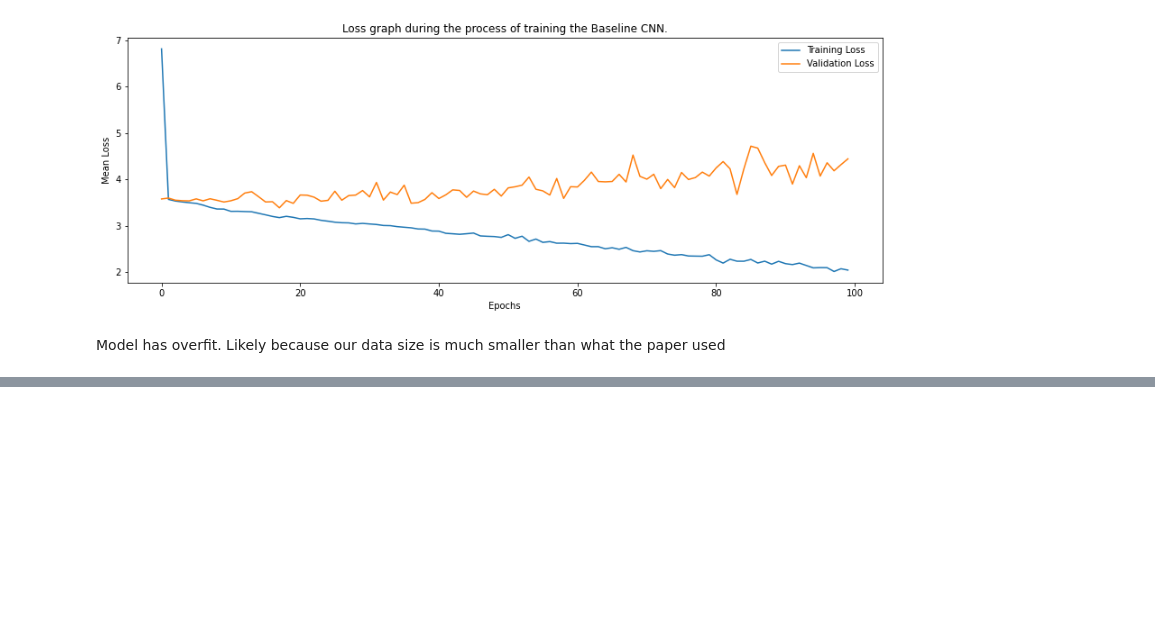
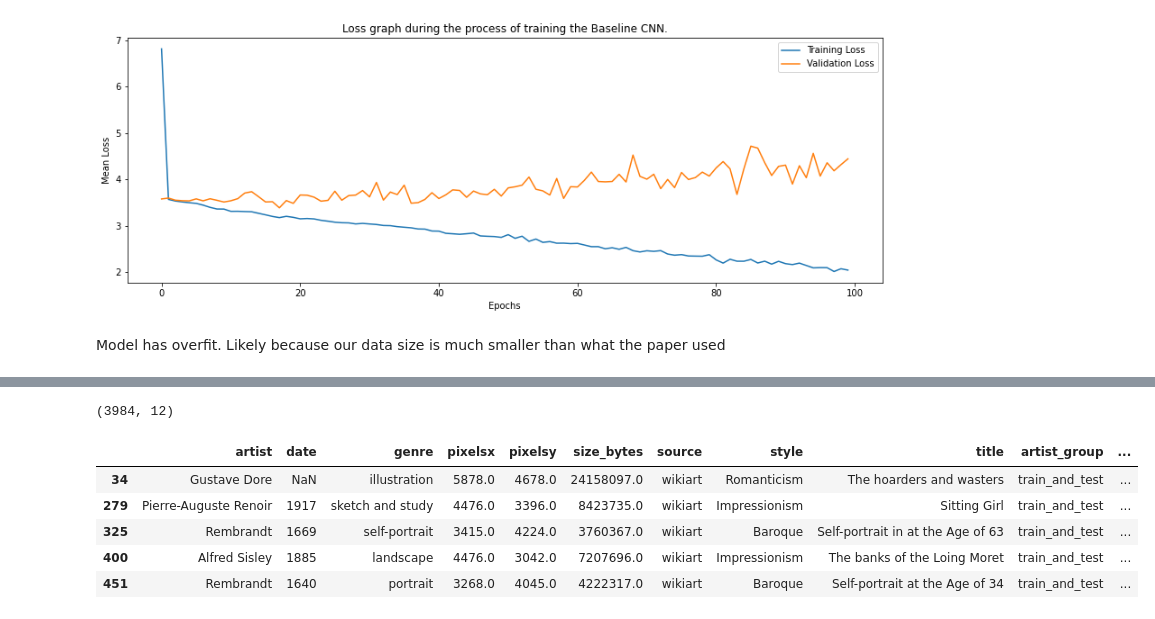
Before and after one commit to Aditikk00/artist-identification, a Jupyter notebook: FinalProj.ipynb, the cells around one changed output, grey strips where cells are left out. Saved outputs shown, nothing was run; the diff lists cells and outputs as text; code cells hidden in the pictures; blank space fills up the shorter version.

```diff
--- a/FinalProj.ipynb
+++ b/FinalProj.ipynb
@@ -691,0 +705,11 @@ Model has overfit. Likely because our data size is much smaller than what the pa
+# %%
+print(test_df.shape)
+test_df.head()
+# %% [output]
+(3984, 12)
+|  | artist | date | genre | pixelsx | pixelsy | size_bytes | source | style | title | artist_group | ... |
+| 34 | Gustave Dore | NaN | illustration | 5878.0 | 4678.0 | 24158097.0 | wikiart | Romanticism | The hoarders and wasters | train_and_test | ... |
+| 279 | Pierre-Auguste Renoir | 1917 | sketch and study | 4476.0 | 3396.0 | 8423735.0 | wikiart | Impressionism | Sitting Girl | train_and_test | ... |
+| 325 | Rembrandt | 1669 | self-portrait | 3415.0 | 4224.0 | 3760367.0 | wikiart | Baroque | Self-portrait in at the Age of 63 | train_and_test | ... |
+| 400 | Alfred Sisley | 1885 | landscape | 4476.0 | 3042.0 | 7207696.0 | wikiart | Impressionism | The banks of the Loing Moret | train_and_test | ... |
+| 451 | Rembrandt | 1640 | portrait | 3268.0 | 4045.0 | 4222317.0 | wikiart | Baroque | Self-portrait at the Age of 34 | train_and_test | ... |
```
Also changed, not shown: parts of 24 cells of this notebook.
